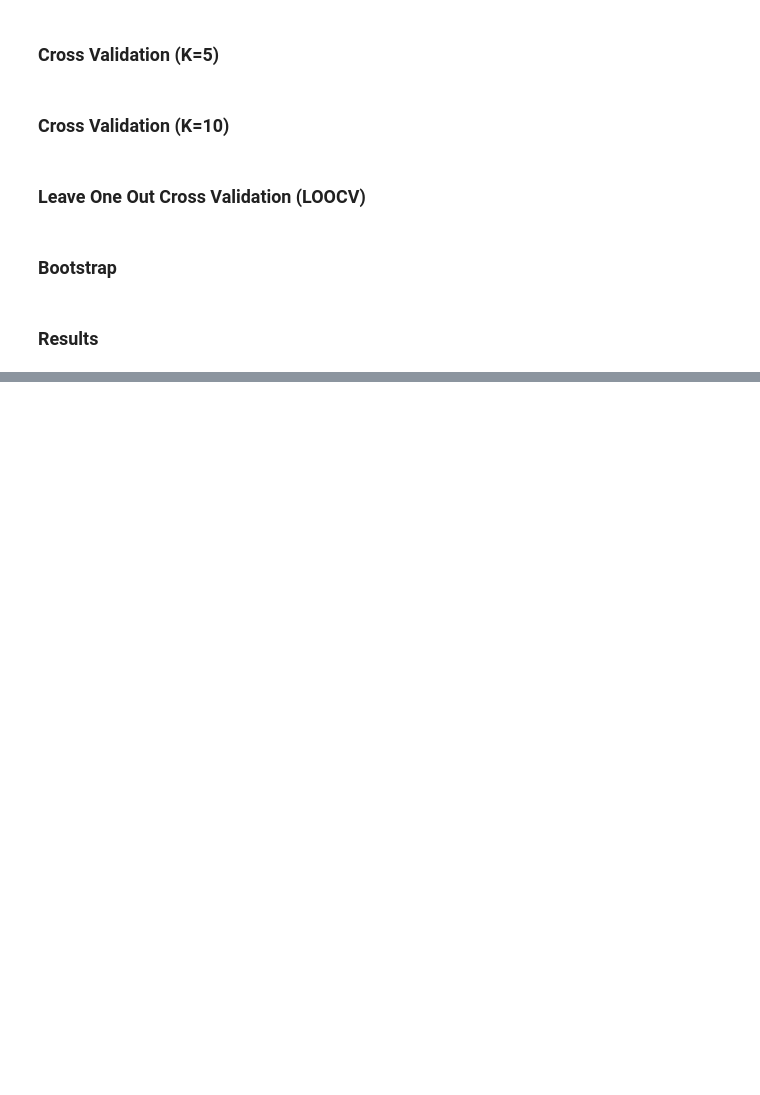
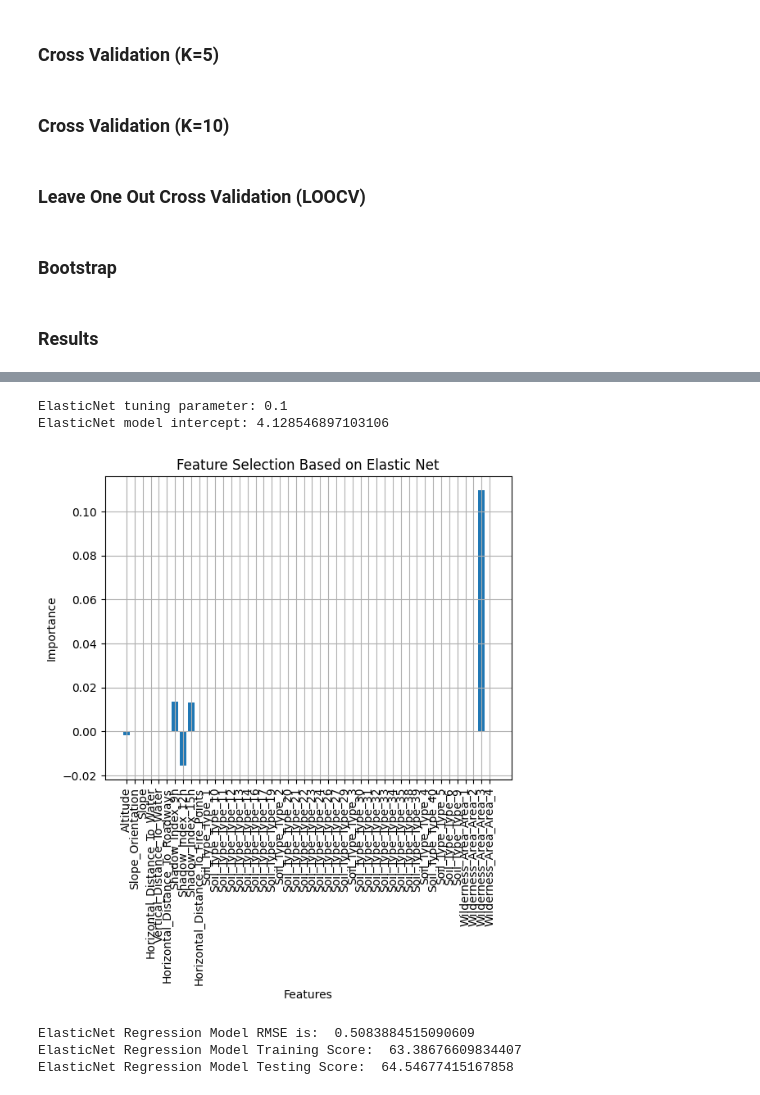
Before and after one commit to beatrizmsa/ml-vegetation-classifier, a Jupyter notebook: notebook.ipynb, the cells around one changed output, grey strips where cells are left out. Cells and saved outputs as stored; diff of their text form; code cells hidden in the pictures; blank space fills up the shorter version.

```diff
--- a/notebook.ipynb
+++ b/notebook.ipynb
@@ -283,0 +502,9 @@ confusion_matrix_visualization(data_results, 'Confusion Matrix')
+# %%
+apply_elastic_net(col_names, X_train, y_train, X_test, y_test)
+# %% [output]
+ElasticNet tuning parameter: 0.1
+ElasticNet model intercept: 4.128546897103106
+[figure, added]
+ElasticNet Regression Model RMSE is:  0.5083884515090609
+ElasticNet Regression Model Training Score:  63.38676609834407
+ElasticNet Regression Model Testing Score:  64.54677415167858
```
Also changed, not shown: parts of 36 cells of this notebook, 1 other file.
